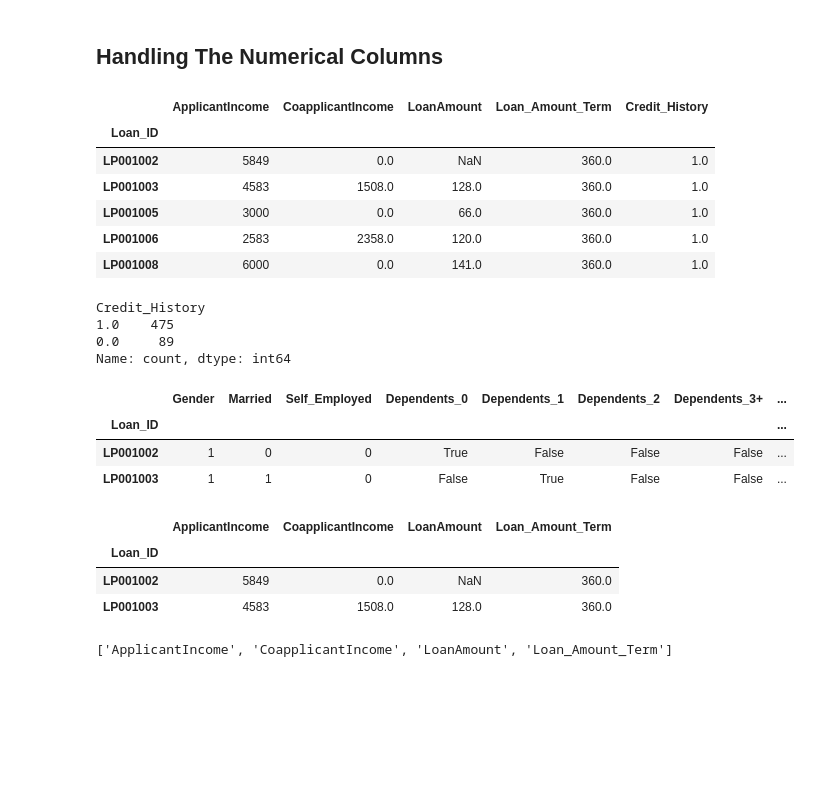
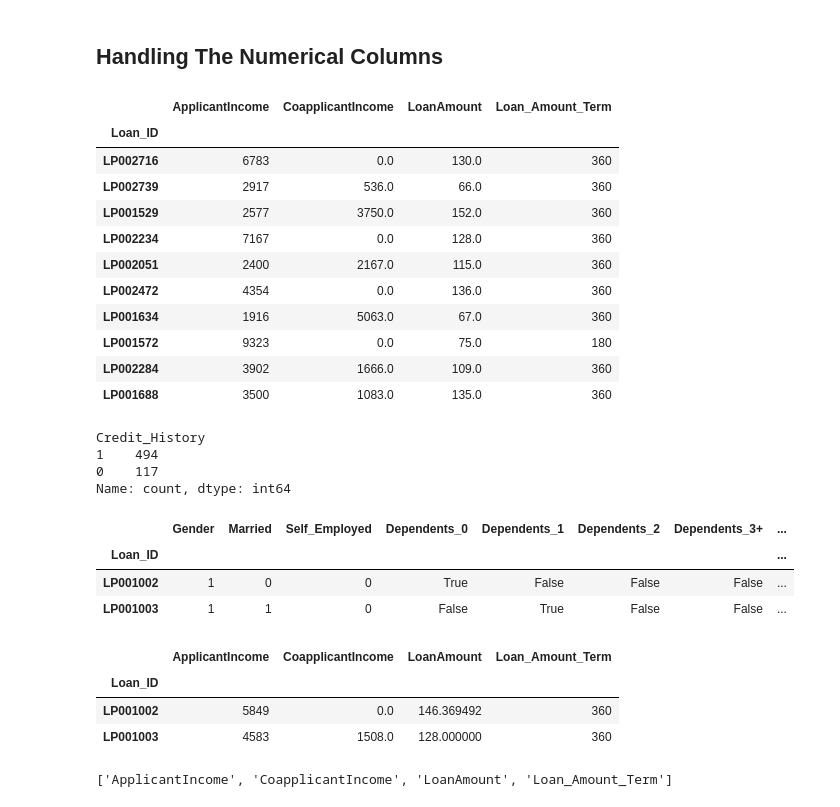
Before and after one commit to AnuOluwatomiwa/explainable-ai-credit-risk-assessment-project, a Jupyter notebook: documentation/credit.ipynb, the cells around one changed output. Saved outputs shown, nothing was run; the diff lists cells and outputs as text; code cells hidden in the pictures; blank space fills up the shorter version.

```diff
--- a/documentation/credit.ipynb
+++ b/documentation/credit.ipynb
@@ -240,7 +246,7 @@ df.to_excel('data/copy_loan_cleaned.xlsx', index = None)
 # %% [markdown]
 ## Standardizing and Encoding Dataset
 # %%
-df_cleaned = pd.read_excel('data/copy_loan.xlsx', index_col = 'Loan_ID')
+df_cleaned = pd.read_excel('data/copy_loan_cleaned.xlsx', index_col = 'Loan_ID')
 df_cleaned.head()
 # %% [output]
 |  | Gender | Married | Dependents | Education | Self_Employed | ApplicantIncome | CoapplicantIncome | ... |
@@ -329,21 +335,26 @@ perfect_cat_values.head()
 # %% [markdown]
 ## Handling The Numerical Columns
 # %%
-num_values.head()
+num_values.sample(10)
 # %% [output]
-|  | ApplicantIncome | CoapplicantIncome | LoanAmount | Loan_Amount_Term | Credit_History |
-| Loan_ID |  |  |  |  |  |
-| LP001002 | 5849 | 0.0 | NaN | 360.0 | 1.0 |
-| LP001003 | 4583 | 1508.0 | 128.0 | 360.0 | 1.0 |
-| LP001005 | 3000 | 0.0 | 66.0 | 360.0 | 1.0 |
-| LP001006 | 2583 | 2358.0 | 120.0 | 360.0 | 1.0 |
-| LP001008 | 6000 | 0.0 | 141.0 | 360.0 | 1.0 |
+|  | ApplicantIncome | CoapplicantIncome | LoanAmount | Loan_Amount_Term |
+| Loan_ID |  |  |  |  |
+| LP002716 | 6783 | 0.0 | 130.0 | 360 |
+| LP002739 | 2917 | 536.0 | 66.0 | 360 |
+| LP001529 | 2577 | 3750.0 | 152.0 | 360 |
+| LP002234 | 7167 | 0.0 | 128.0 | 360 |
+| LP002051 | 2400 | 2167.0 | 115.0 | 360 |
+| LP002472 | 4354 | 0.0 | 136.0 | 360 |
+| LP001634 | 1916 | 5063.0 | 67.0 | 360 |
+| LP001572 | 9323 | 0.0 | 75.0 | 180 |
+| LP002284 | 3902 | 1666.0 | 109.0 | 360 |
+| LP001688 | 3500 | 1083.0 | 135.0 | 360 |
 # %%
 num_values.Credit_History.value_counts()
 # %% [output]
 Credit_History
-1.0    475
-0.0     89
+1    494
+0    117
 Name: count, dtype: int64
 # %%
 perfect_cat_values = pd.concat([perfect_cat_values, num_values['Credit_History']], axis = 1)
@@ -360,8 +371,8 @@ num_values.head(2)
 # %% [output]
 |  | ApplicantIncome | CoapplicantIncome | LoanAmount | Loan_Amount_Term |
 | Loan_ID |  |  |  |  |
-| LP001002 | 5849 | 0.0 | NaN | 360.0 |
-| LP001003 | 4583 | 1508.0 | 128.0 | 360.0 |
+| LP001002 | 5849 | 0.0 | 146.369492 | 360 |
+| LP001003 | 4583 | 1508.0 | 128.000000 | 360 |
 # %%
 num_values_cols = num_values.columns
 list(num_values_cols)
```
Also changed, not shown: parts of 43 cells of this notebook, 4 other files.
